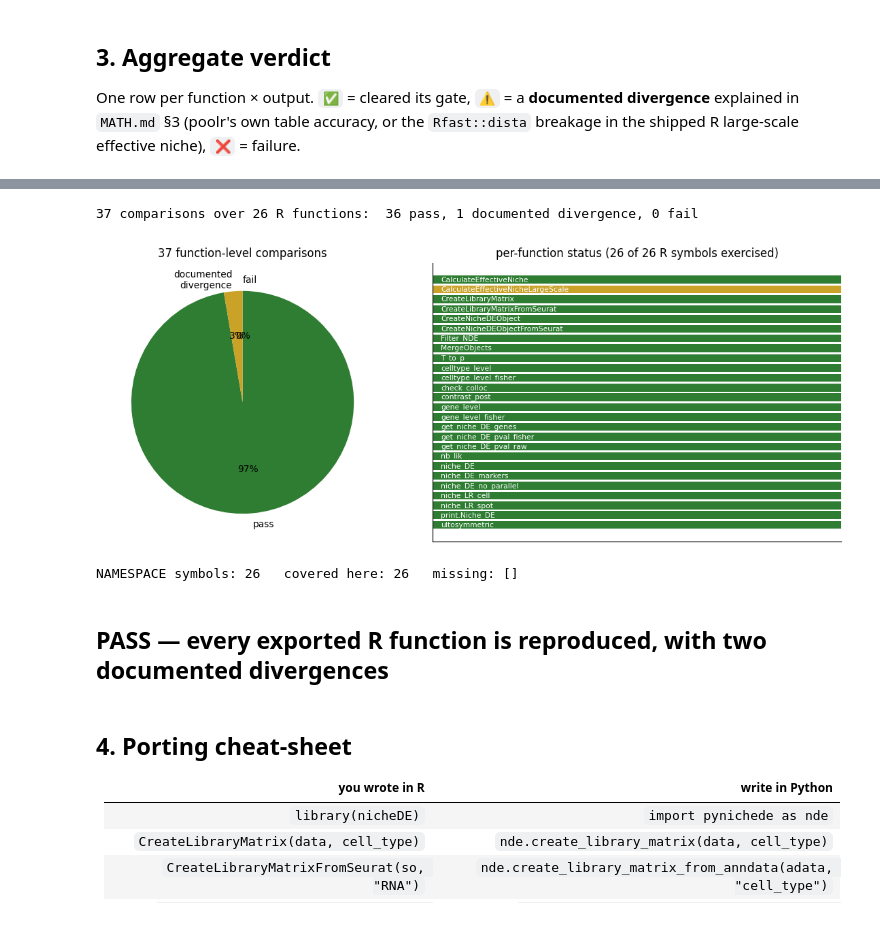
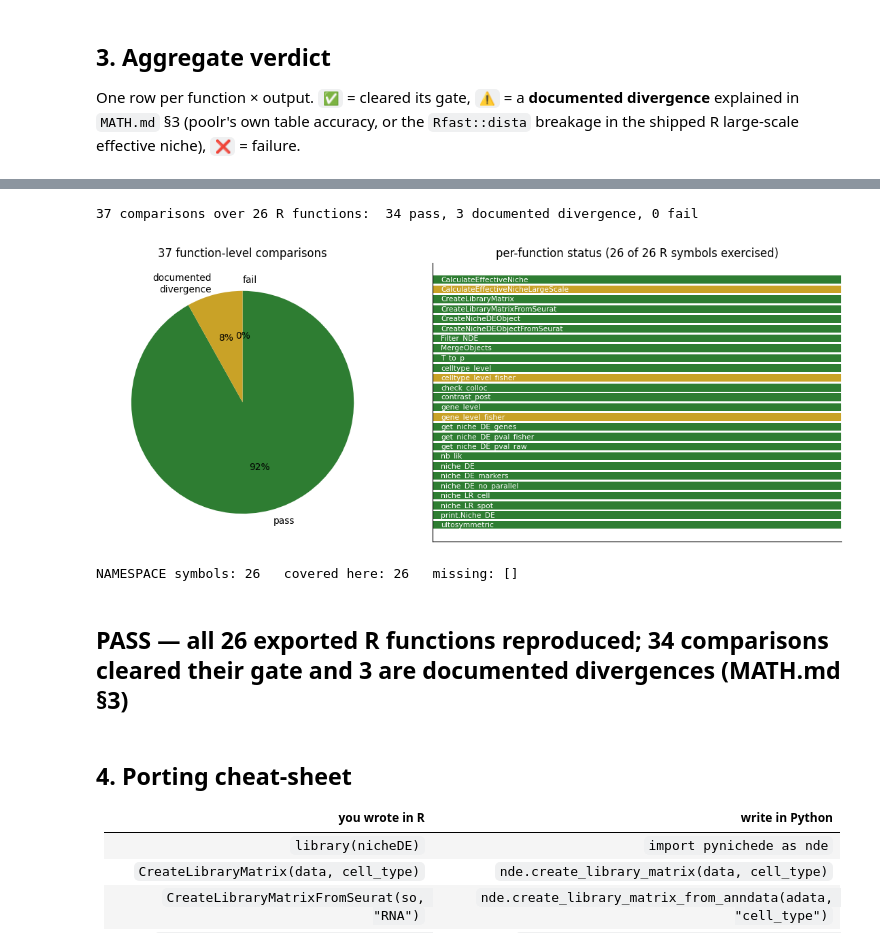
Before and after one commit to omicverse/py-nichede, a Jupyter notebook: examples/function_by_function_R_parity.ipynb, the cells around one changed output, grey strips where cells are left out. Cells and saved outputs as stored; diff of their text form; code cells hidden in the pictures.

```diff
--- a/examples/function_by_function_R_parity.ipynb
+++ b/examples/function_by_function_R_parity.ipynb
@@ -1676,39 +1676,40 @@ covered = set(V["Function"])
 ALL_R = ["print.Niche_DE", "CreateLibraryMatrix", "CreateLibraryMatrixFromSeurat",
          "CreateNicheDEObject", "CreateNicheDEObjectFromSeurat", "MergeObjects", "Filter_NDE",
          "CalculateEffectiveNiche", "CalculateEffectiveNicheLargeScale", "niche_DE",
          "niche_DE_no_parallel", "get_niche_DE_pval_fisher", "get_niche_DE_pval_raw",
          "T_to_p", "ultosymmetric", "gene_level", "celltype_level", "gene_level_fisher",
          "celltype_level_fisher", "contrast_post", "check_colloc", "nb_lik",
          "get_niche_DE_genes", "niche_DE_markers", "niche_LR_spot", "niche_LR_cell"]
 missing = [f for f in ALL_R if f not in covered]
 print(f"\nNAMESPACE symbols: {len(ALL_R)}   covered here: {len(covered)}   missing: {missing}")
 if n_fail == 0 and not missing:
-    display(Markdown("## **PASS — every exported R function is reproduced, "
-                     "with two documented divergences**"))
+    display(Markdown(f"## **PASS — all {len(ALL_R)} exported R functions reproduced; "
+                     f"{n_pass} comparisons cleared their gate and {n_doc} are "
+                     f"documented divergences (MATH.md \u00a73)**"))
 else:
     display(Markdown(f"## **FAIL — {n_fail} failing comparison(s), {len(missing)} uncovered symbol(s)**"))
 # %% [output]
 | Function | Output | Class | Metric | Value | Pass |
 | print.Niche_DE | summary string | deterministic | exact string match | 1 | ✅ PASS |
 | CreateLibraryMatrix | library matrix | deterministic | max abs err | 0 | ✅ PASS |
 | CreateLibraryMatrixFromSeurat | library matrix | deterministic | max abs err | 0 | ✅ PASS |
 | CreateNicheDEObject | num_cells / coord / ref_expr / co... | deterministic | max abs err | 4.74065e-14 | ✅ PASS |
 | CreateNicheDEObjectFromSeurat | num_cells / coord | deterministic | max abs err | 4.74065e-14 | ✅ PASS |
 | MergeObjects | coord / num_cells / batch_ID | deterministic | max abs err | 4.74065e-14 | ✅ PASS |
 | Filter_NDE | num_cells / effective_niche | deterministic | max abs err | 1.67866e-13 | ✅ PASS |
 | CalculateEffectiveNiche | effective_niche (all sigma) | deterministic | max abs err | 2.94875e-13 | ✅ PASS |
 | CalculateEffectiveNicheLargeScale | effective_niche vs REPAIRED R | deterministic | max abs err | 2.94875e-13 | ✅ PASS |
 | CalculateEffectiveNicheLargeScale | effective_niche vs SHIPPED R | documented divergence | max abs err | 16.3913 | ⚠️ documented |
 | ... | ... | ... | ... | ... | ... |
 | nb_lik | negative log-likelihood | deterministic | max abs err | 1.77636e-15 | ✅ PASS |
 | get_niche_DE_genes | reported gene sets (6 combinations) | ranked | min Jaccard | 0.938462 | ✅ PASS |
 | niche_DE_markers | marker gene set | ranked | Jaccard | 1 | ✅ PASS |
 | niche_LR_spot | ligand-receptor pairs | ranked | Jaccard | 1 | ✅ PASS |
 | niche_LR_cell | empty result / same error | classification | behaviour match | 1 | ✅ PASS |
-37 comparisons over 26 R functions:  36 pass, 1 documented divergence, 0 fail
+37 comparisons over 26 R functions:  34 pass, 3 documented divergence, 0 fail
-[figure, old version]
+[figure, new version]
 NAMESPACE symbols: 26   covered here: 26   missing: []
-## **PASS — every exported R function is reproduced, with two documented divergences**
+## **PASS — all 26 exported R functions reproduced; 34 comparisons cleared their gate and 3 are documented divergences (MATH.md §3)**
 # %% [markdown]
 ## 4. Porting cheat-sheet
 
```
Also changed, not shown: parts of 4 cells of this notebook, 9 other files.
